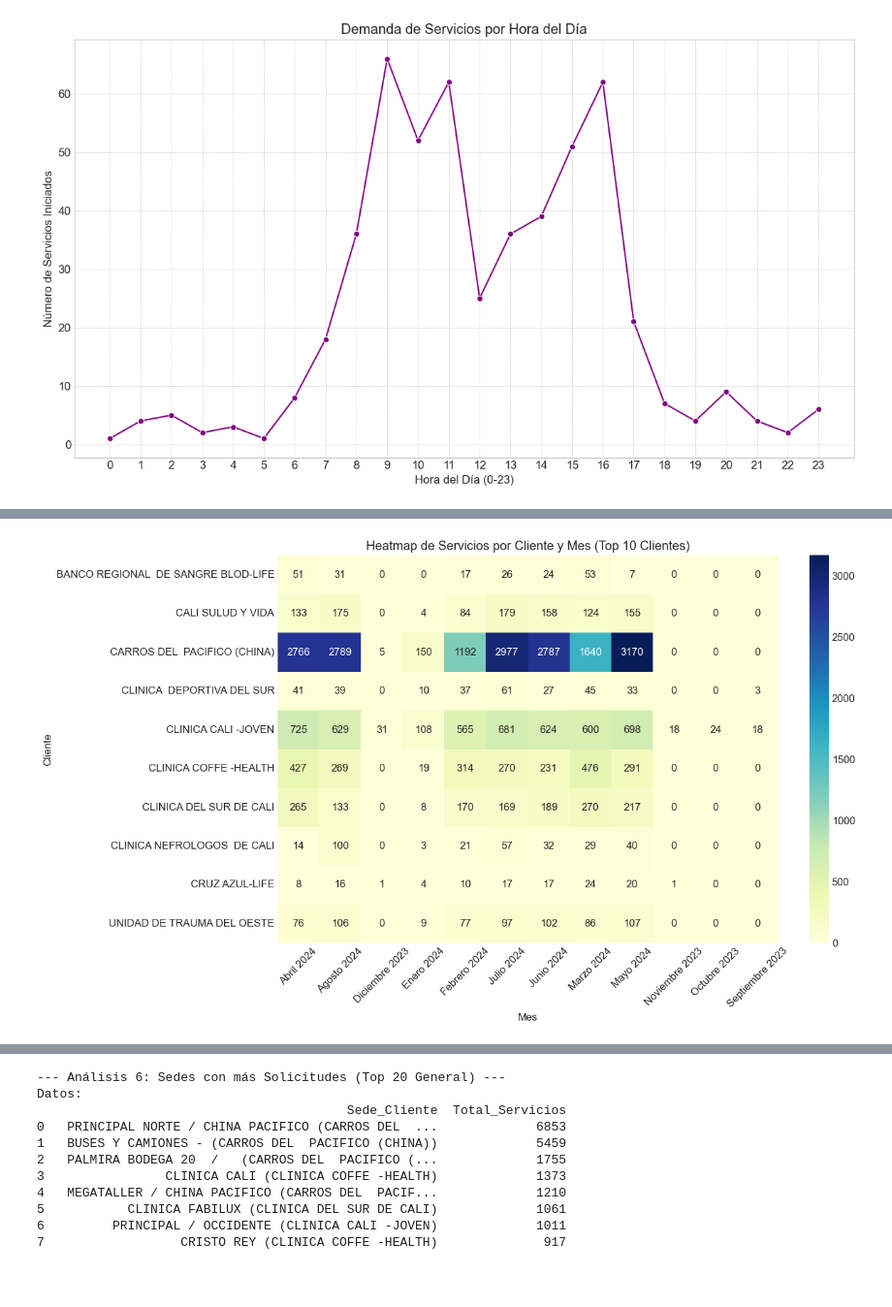
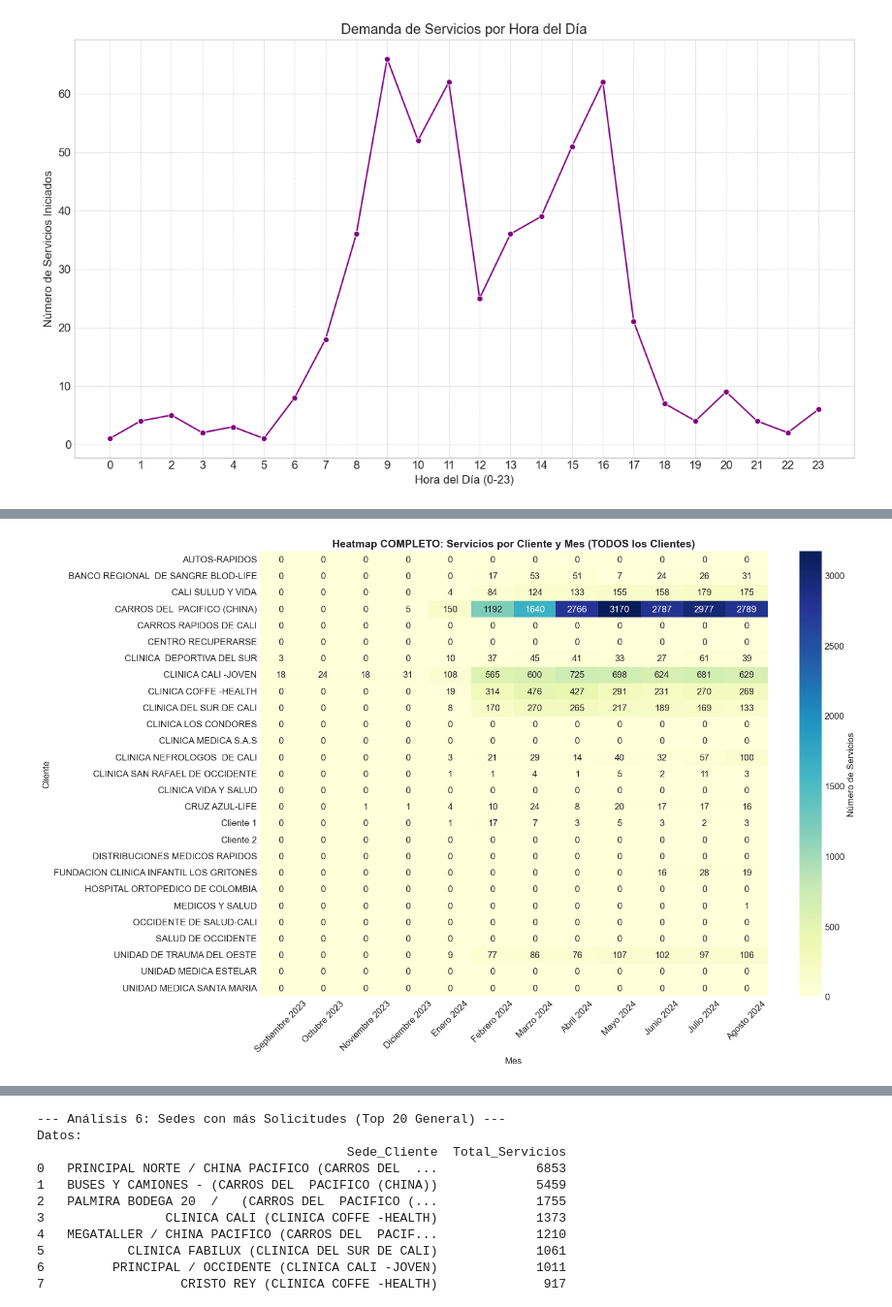
Before and after one commit to 104stars/DwCienciaDatos, a Jupyter notebook: Tests.ipynb, the cells around one changed output, grey strips where cells are left out. Shown at 97% size. Drawn from its saved outputs; the diff is of its cells as text; code cells hidden in the pictures; blank space fills up the shorter version.

Commit message:
cambios en modulo visualizacion

```diff
--- a/Tests.ipynb
+++ b/Tests.ipynb
@@ -190,51 +190,67 @@ Datos por Hora del Día:
 [figure]
 # %%
 # -----------------------------------------------------------------------------
-# --- Pregunta 4: ¿Número de servicios por cliente y mes? ---
+# --- Pregunta 4: Servicios de clientes por mes (En su totalidad) ---
 # -----------------------------------------------------------------------------
-print("\n--- Análisis 4: Servicios por Cliente y Mes (Top 10 Clientes) ---")
-query_p4 = """
-    WITH ServiciosPorClienteMes AS (
-        SELECT
-            dc.Nombre_Cliente,
-            df.Ano,
-            df.Nombre_Mes,
-            df.Numero_Mes,
-            COUNT(DISTINCT f.Servicio_ID_Operacional) AS Total_Servicios
-        FROM Fact_Cambio_Estado_Servicio f
-        JOIN Dim_Cliente dc ON f.Cliente_Key = dc.Cliente_Key
-        JOIN Dim_Fecha df ON f.Fecha_Key = df.Fecha_Key
-        GROUP BY dc.Nombre_Cliente, df.Ano, df.Nombre_Mes, df.Numero_Mes
-    ),
-    RankingClientes AS (
-        SELECT
-            Nombre_Cliente,
-            SUM(Total_Servicios) as Suma_Total
-        FROM ServiciosPorClienteMes
-        GROUP BY Nombre_Cliente
-        ORDER BY Suma_Total DESC
-        LIMIT 10
-    )
+print("\n--- Análisis 4B: TODOS los Clientes y TODOS los Meses (Vista Completa) ---")
+
+query_p4b_completo = """
     SELECT
-        spcm.*
-    FROM ServiciosPorClienteMes spcm
-    JOIN RankingClientes rc ON spcm.Nombre_Cliente = rc.Nombre_Cliente
-    ORDER BY spcm.Ano, spcm.Numero_Mes;
+        dc.Nombre_Cliente,
+        df.Ano,
+        df.Nombre_Mes,
+        df.Numero_Mes,
+        COALESCE(COUNT(DISTINCT CASE WHEN f.Servicio_ID_Operacional IS NOT NULL THEN f.Servicio_ID_Operacional END), 0) AS Total_Servicios
+    FROM Dim_Cliente dc
+    CROSS JOIN (
+        SELECT DISTINCT Ano, Nombre_Mes, Numero_Mes, Fecha_Key
+        FROM Dim_Fecha
+        WHERE Fecha_Key IN (SELECT DISTINCT Fecha_Key FROM Fact_Cambio_Estado_Servicio)
+    ) df
+    LEFT JOIN Fact_Cambio_Estado_Servicio f ON dc.Cliente_Key = f.Cliente_Key
+        AND df.Fecha_Key = f.Fecha_Key
+    GROUP BY dc.Nombre_Cliente, df.Ano, df.Nombre_Mes, df.Numero_Mes
+    ORDER BY dc.Nombre_Cliente, df.Ano, df.Numero_Mes;
 """
-df_p4 = query_dw(query_p4, conn)
-df_p4['Mes_Ano'] = df_p4['Nombre_Mes'] + ' ' + df_p4['Ano'].astype(str)
+df_p4b = query_dw(query_p4b_completo, conn)
+df_p4b['Mes_Ano'] = df_p4b['Nombre_Mes'] + ' ' + df_p4b['Ano'].astype(str)
 
-pivot_df_p4 = df_p4.pivot_table(index='Nombre_Cliente', columns='Mes_Ano', values='Total_Servicios', fill_value=0)
+pivot_df_p4b = df_p4b.pivot_table(index='Nombre_Cliente', columns='Mes_Ano', values='Total_Servicios', fill_value=0)
 
-print("Datos (Matriz Cliente vs Mes):")
-print(pivot_df_p4)
+# Ordenar las columnas cronológicamente
+order_columns_p4b = df_p4b.groupby(['Ano', 'Numero_Mes', 'Mes_Ano']).first().reset_index()
+order_columns_p4b = order_columns_p4b.sort_values(['Ano', 'Numero_Mes'])['Mes_Ano'].tolist()
+order_columns_p4b = [col for col in order_columns_p4b if col in pivot_df_p4b.columns]
+pivot_df_p4b = pivot_df_p4b[order_columns_p4b]
 
-plt.figure(figsize=(14, 8))
-sns.heatmap(pivot_df_p4, annot=True, fmt='g', cmap='YlGnBu')
-plt.title('Heatmap de Servicios por Cliente y Mes (Top 10 Clientes)')
-plt.xlabel('Mes')
-plt.ylabel('Cliente')
+
+
+# Calcular estadísticas de comparación
+clientes_totales = len(pivot_df_p4b)
+meses_totales = len(pivot_df_p4b.columns)
+celdas_totales = clientes_totales * meses_totales
+celdas_con_datos = (pivot_df_p4b > 0).sum().sum()
+densidad_datos = (celdas_con_datos / celdas_totales) * 100
+
+print(f"\nEstadísticas de la Vista Completa:")
+print(f"• Total de clientes: {clientes_totales}")
+print(f"• Total de meses: {meses_totales}")
+print(f"• Celdas totales en matriz: {celdas_totales}")
+print(f"• Celdas con datos (>0): {celdas_con_datos}")
+print(f"• Densidad de datos: {densidad_datos:.1f}%")
+
+plt.figure(figsize=(16, 10))
+sns.heatmap(pivot_df_p4b, annot=True, fmt='g', cmap='YlGnBu', cbar_kws={'label': 'Número de Servicios'})
+plt.title('Heatmap COMPLETO: Servicios por Cliente y Mes (TODOS los Clientes)', fontsize=14, fontweight='bold')
+plt.xlabel('Mes', fontsize=12)
+plt.ylabel('Cliente', fontsize=12)
 plt.xticks(rotation=45)
+plt.yticks(rotation=0)
 plt.tight_layout()
 plt.show()
+
+print(f"\nRESUMEN FINAL:")
+print(f"• Total de clientes en la dimensión: {len(clientes_todos)}")
+print(f"• Clientes con servicios: {len(clientes_todos) - len(clientes_sin_servicios)}")
+print(f"• Clientes sin servicios: {len(clientes_sin_servicios)}")
 # %% [output]
@@ -258 +265 @@ UNIDAD DE TRAUMA DEL OESTE                       0.0
-[figure, old version]
+[figure, new version]
```
Also changed, not shown: parts of 3 cells of this notebook, 1 other file.
